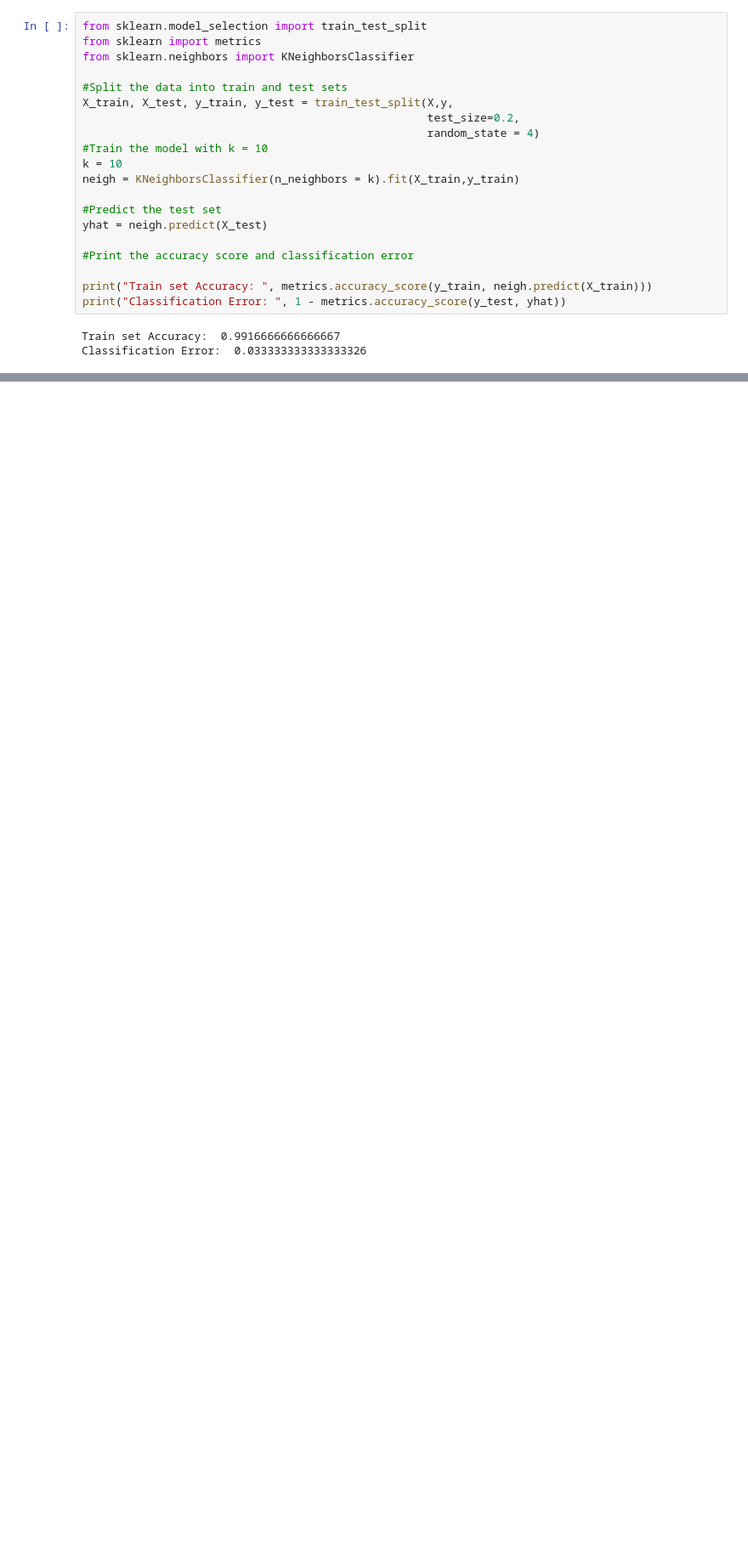
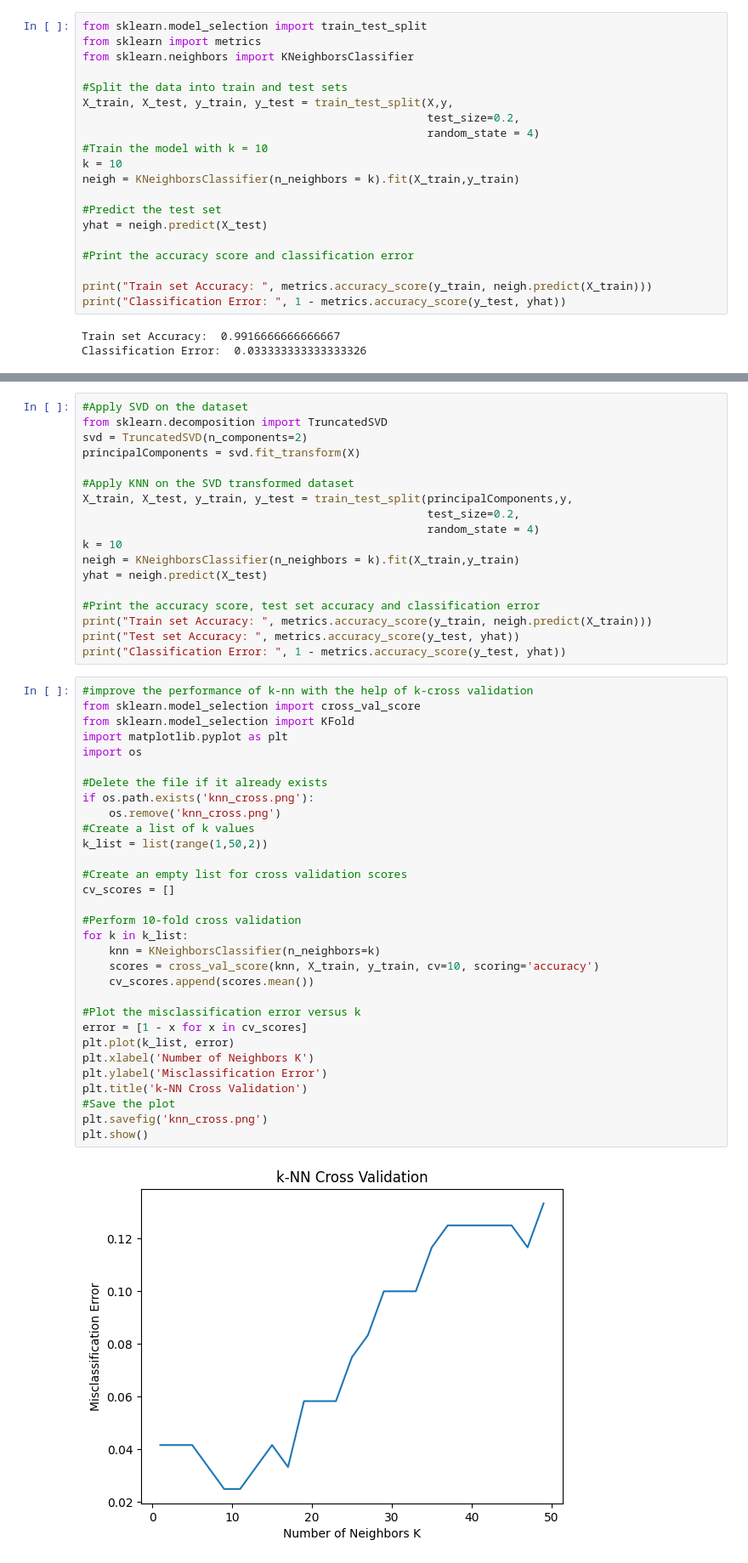
Before and after one commit to Tonguesten36/machine-learning-two, a Jupyter notebook: labwork3/k_nearest.ipynb, the cells around one changed output, grey strips where cells are left out. Shown at 85% size. Saved outputs shown, nothing was run; the diff lists cells and outputs as text; blank space fills up the shorter version.

```diff
--- a/labwork3/k_nearest.ipynb
+++ b/labwork3/k_nearest.ipynb
@@ -57,0 +83,51 @@ Classification Error:  0.06666666666666665
+# %%
+#Apply SVD on the dataset
+from sklearn.decomposition import TruncatedSVD
+svd = TruncatedSVD(n_components=2)
+principalComponents = svd.fit_transform(X)
+
+#Apply KNN on the SVD transformed dataset
+X_train, X_test, y_train, y_test = train_test_split(principalComponents,y,
+                                                    test_size=0.2,
+                                                    random_state = 4)
+k = 10
+neigh = KNeighborsClassifier(n_neighbors = k).fit(X_train,y_train)
+yhat = neigh.predict(X_test)
+
+#Print the accuracy score, test set accuracy and classification error
+print("Train set Accuracy: ", metrics.accuracy_score(y_train, neigh.predict(X_train)))
+print("Test set Accuracy: ", metrics.accuracy_score(y_test, yhat))
+print("Classification Error: ", 1 - metrics.accuracy_score(y_test, yhat))
+# %%
+#improve the performance of k-nn with the help of k-cross validation
+from sklearn.model_selection import cross_val_score
+from sklearn.model_selection import KFold
+import matplotlib.pyplot as plt
+import os
+
+#Delete the file if it already exists
+if os.path.exists('knn_cross.png'):
+    os.remove('knn_cross.png')
+#Create a list of k values
+k_list = list(range(1,50,2))
+
+#Create an empty list for cross validation scores
+cv_scores = []
+
+#Perform 10-fold cross validation
+for k in k_list:
+    knn = KNeighborsClassifier(n_neighbors=k)
+    scores = cross_val_score(knn, X_train, y_train, cv=10, scoring='accuracy')
+    cv_scores.append(scores.mean())
+
+#Plot the misclassification error versus k
+error = [1 - x for x in cv_scores]
+plt.plot(k_list, error)
+plt.xlabel('Number of Neighbors K')
+plt.ylabel('Misclassification Error')
+plt.title('k-NN Cross Validation')
+#Save the plot
+plt.savefig('knn_cross.png')
+plt.show()
+# %% [output]
+[figure, added]
```
Also changed, not shown: parts of 3 cells of this notebook, 2 other files.
